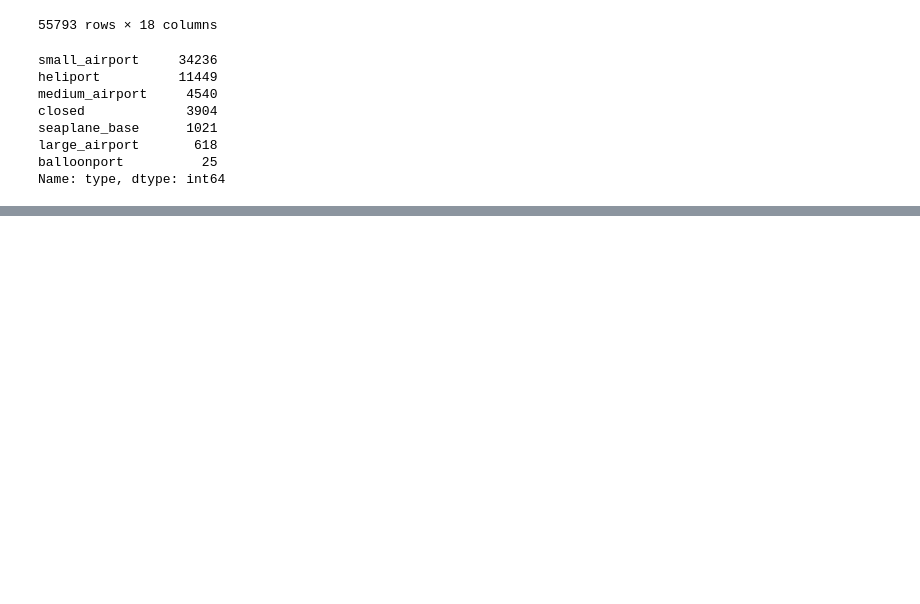
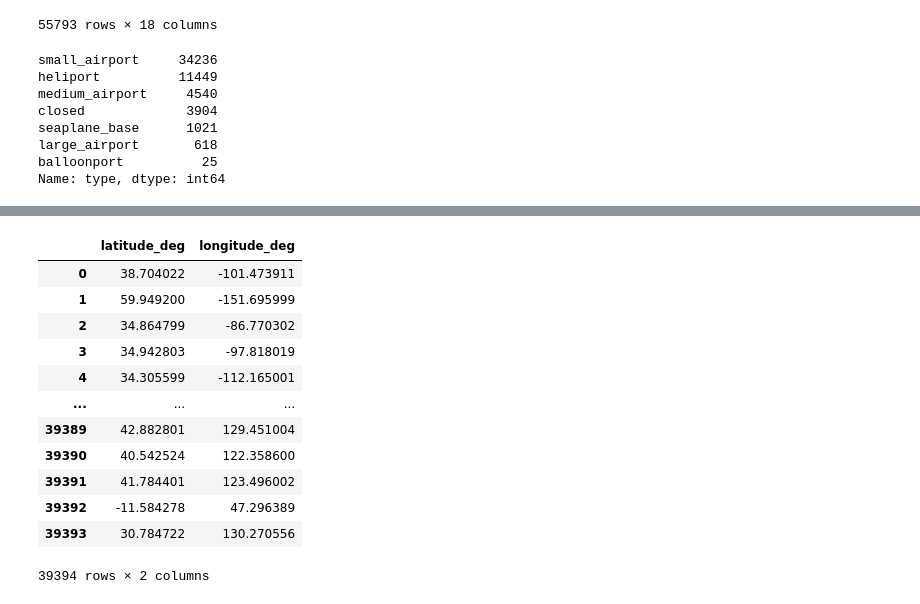
Before and after one commit to Bersuan/Proyecto-MongoDB, a Jupyter notebook: FilterStartups.ipynb, the cells around one changed output, grey strips where cells are left out. Drawn from its saved outputs; the diff is of its cells as text; code cells hidden in the pictures; blank space fills up the shorter version.

```diff
--- a/FilterStartups.ipynb
+++ b/FilterStartups.ipynb
@@ -233,0 +284,18 @@ TypeError: unsupported operand type(s) for |: 'float' and 'bool'
+# %%
+CoorAirports = withOutBalloonport[['latitude_deg', 'longitude_deg' ]]
+# %%
+CoorAirports.reset_index(drop=True)
+# %% [output]
+|  | latitude_deg | longitude_deg |
+| 0 | 38.704022 | -101.473911 |
+| 1 | 59.949200 | -151.695999 |
+| 2 | 34.864799 | -86.770302 |
+| 3 | 34.942803 | -97.818019 |
+| 4 | 34.305599 | -112.165001 |
+| ... | ... | ... |
+| 39389 | 42.882801 | 129.451004 |
+| 39390 | 40.542524 | 122.358600 |
+| 39391 | 41.784401 | 123.496002 |
+| 39392 | -11.584278 | 47.296389 |
+| 39393 | 30.784722 | 130.270556 |
+39394 rows × 2 columns
```
Also changed, not shown: parts of 14 cells of this notebook.
